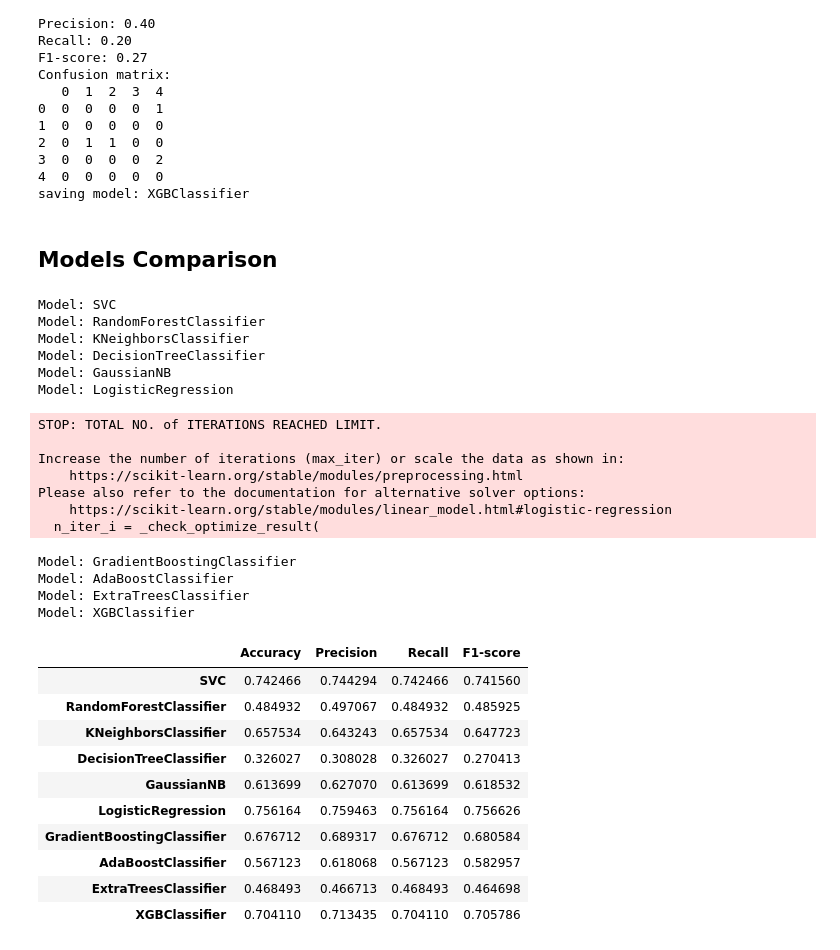
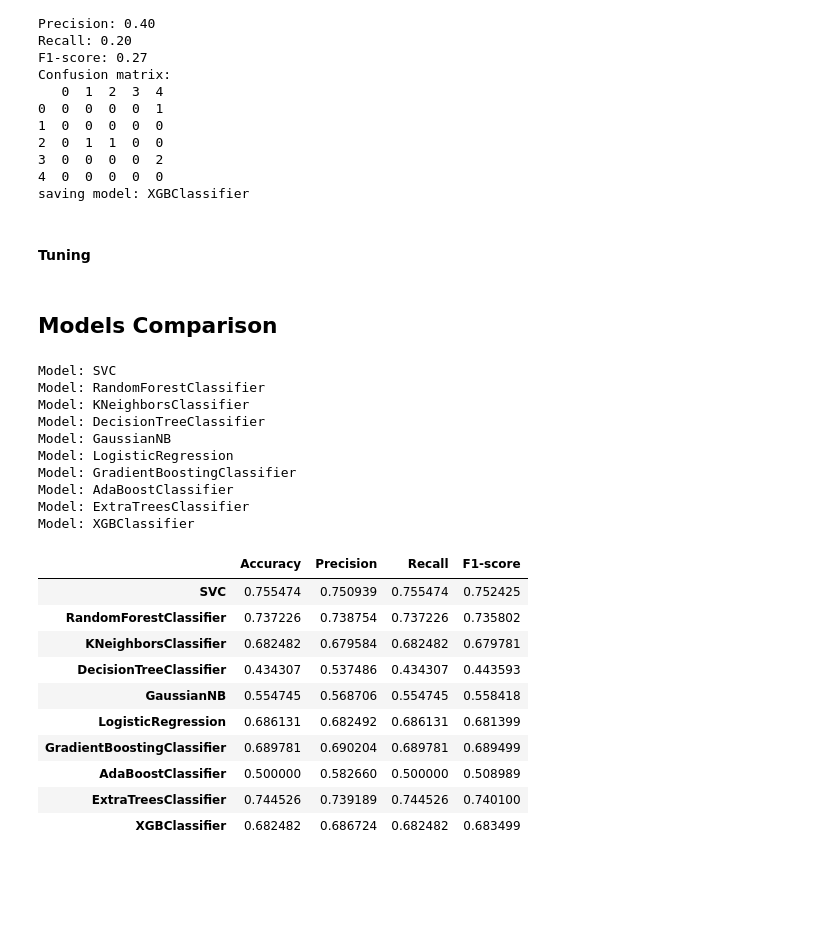
Before and after one commit to hazemtarekelaswad/Hand-Gesture-Recognition, a Jupyter notebook: src/model_training/models-comparison-output01.ipynb, the cells around one changed output. Drawn from its saved outputs; the diff is of its cells as text; code cells hidden in the pictures; blank space fills up the shorter version.

```diff
--- a/src/model_training/models-comparison-output01.ipynb
+++ b/src/model_training/models-comparison-output01.ipynb
@@ -10,6 +10,7 @@ from feature_extraction.hog_descriptor import *
 import numpy as np
 import pandas as pd
 from sklearn.metrics import accuracy_score, precision_score, recall_score, f1_score, auc, confusion_matrix
+import pickle
 
 
 def get_metrics(y_true, y_pred, print_metrics=True):
@@ -44,6 +45,8 @@ def get_metrics_model(model, X_train, y_train, X_test, y_test, print_metrics=Tru
     if print_metrics:
        print("training model: {}".format(model.__class__.__name__))
     model.fit(X_train, y_train)
+    pickle.dump(model, open('../../models/model.pkl', 'wb'))
+
     if print_metrics:
         print("predicting model: {}".format(model.__class__.__name__))
     y_pred = model.predict(X_test)
@@ -132,9 +109,10 @@ from xgboost import XGBClassifier
 
 
 models = [svm.SVC(C=0.1, gamma=0.1, kernel='poly'), RandomForestClassifier(max_depth=20, min_samples_leaf=1, min_samples_split=2, n_estimators=100),
-          KNeighborsClassifier(n_neighbors=1), DecisionTreeClassifier(criterion='gini', max_depth=9 min_samples_leaf=1), GaussianNB(),
-          LogisticRegression(), GradientBoostingClassifier(n_estimators=100, learning_rate=.1, max_depth=3, random_state=0), AdaBoostClassifier(n_estimators=1000, random_state=0),
-          ExtraTreesClassifier(n_estimators=1, random_state=0), XGBClassifier(n_estimators=1000, learning_rate=0.008, max_depth=3, random_state=0)]
+          KNeighborsClassifier(n_neighbors=1), DecisionTreeClassifier(criterion='gini', max_depth=9, min_samples_leaf=1), GaussianNB(),
+          LogisticRegression(C=0.01, max_iter=100, penalty='l2'), GradientBoostingClassifier(n_estimators=100, learning_rate=.1, max_depth=3, random_state=0),
+          AdaBoostClassifier(learning_rate=0.01, n_estimators=1000), ExtraTreesClassifier(criterion='entropy', max_depth=20, min_samples_leaf=1, min_samples_split=2, n_estimators=200),
+          XGBClassifier(n_estimators=1000, learning_rate=0.008, max_depth=3, random_state=0)]
 # %%
 from sklearn.model_selection import train_test_split
 
@@ -586,6 +625,8 @@ Confusion matrix:
 3  0  0  0  0  2
 4  0  0  0  0  0
 saving model: XGBClassifier
+# %% [markdown]
+#### Tuning
 # %%
 # get the best model
 best_xgb = grid_search.best_estimator_
@@ -605,36 +646,29 @@ print("Test accuracy:", test_acc)
 # %% [markdown]
 ## Models Comparison
 # %%
-df_metrics_hog_custom  = get_metrics_all_models(models, X_train_hog_custom, Y_train_hog_custom, X_test_hog_custom, Y_test_hog_custom)
+df_metrics_hog_custom  = get_metrics_all_models(models, X_train_val_hog_custom, Y_train_val_hog_custom, X_test_hog_custom, Y_test_hog_custom)
 
 df_metrics_hog_custom.drop('Confusion matrix', axis=1)
 # %% [output]
 Model: SVC
 Model: RandomForestClassifier
 Model: KNeighborsClassifier
 Model: DecisionTreeClassifier
 Model: GaussianNB
 Model: LogisticRegression
+Model: GradientBoostingClassifier
+Model: AdaBoostClassifier
+Model: ExtraTreesClassifier
+Model: XGBClassifier
-STOP: TOTAL NO. of ITERATIONS REACHED LIMIT.
-
-Increase the number of iterations (max_iter) or scale the data as shown in:
-    https://scikit-learn.org/stable/modules/preprocessing.html
-Please also refer to the documentation for alternative solver options:
-    https://scikit-learn.org/stable/modules/linear_model.html#logistic-regression
-  n_iter_i = _check_optimize_result(
-Model: GradientBoostingClassifier
-Model: AdaBoostClassifier
-Model: ExtraTreesClassifier
-Model: XGBClassifier
 |  | Accuracy | Precision | Recall | F1-score |
-| SVC | 0.742466 | 0.744294 | 0.742466 | 0.741560 |
-| RandomForestClassifier | 0.484932 | 0.497067 | 0.484932 | 0.485925 |
-| KNeighborsClassifier | 0.657534 | 0.643243 | 0.657534 | 0.647723 |
-| DecisionTreeClassifier | 0.326027 | 0.308028 | 0.326027 | 0.270413 |
-| GaussianNB | 0.613699 | 0.627070 | 0.613699 | 0.618532 |
-| LogisticRegression | 0.756164 | 0.759463 | 0.756164 | 0.756626 |
-| GradientBoostingClassifier | 0.676712 | 0.689317 | 0.676712 | 0.680584 |
-| AdaBoostClassifier | 0.567123 | 0.618068 | 0.567123 | 0.582957 |
-| ExtraTreesClassifier | 0.468493 | 0.466713 | 0.468493 | 0.464698 |
-| XGBClassifier | 0.704110 | 0.713435 | 0.704110 | 0.705786 |
+| SVC | 0.755474 | 0.750939 | 0.755474 | 0.752425 |
+| RandomForestClassifier | 0.737226 | 0.738754 | 0.737226 | 0.735802 |
+| KNeighborsClassifier | 0.682482 | 0.679584 | 0.682482 | 0.679781 |
+| DecisionTreeClassifier | 0.434307 | 0.537486 | 0.434307 | 0.443593 |
+| GaussianNB | 0.554745 | 0.568706 | 0.554745 | 0.558418 |
+| LogisticRegression | 0.686131 | 0.682492 | 0.686131 | 0.681399 |
+| GradientBoostingClassifier | 0.689781 | 0.690204 | 0.689781 | 0.689499 |
+| AdaBoostClassifier | 0.500000 | 0.582660 | 0.500000 | 0.508989 |
+| ExtraTreesClassifier | 0.744526 | 0.739189 | 0.744526 | 0.740100 |
+| XGBClassifier | 0.682482 | 0.686724 | 0.682482 | 0.683499 |
 # %%
```
Also changed, not shown: parts of 27 cells of this notebook, 16 other files.
